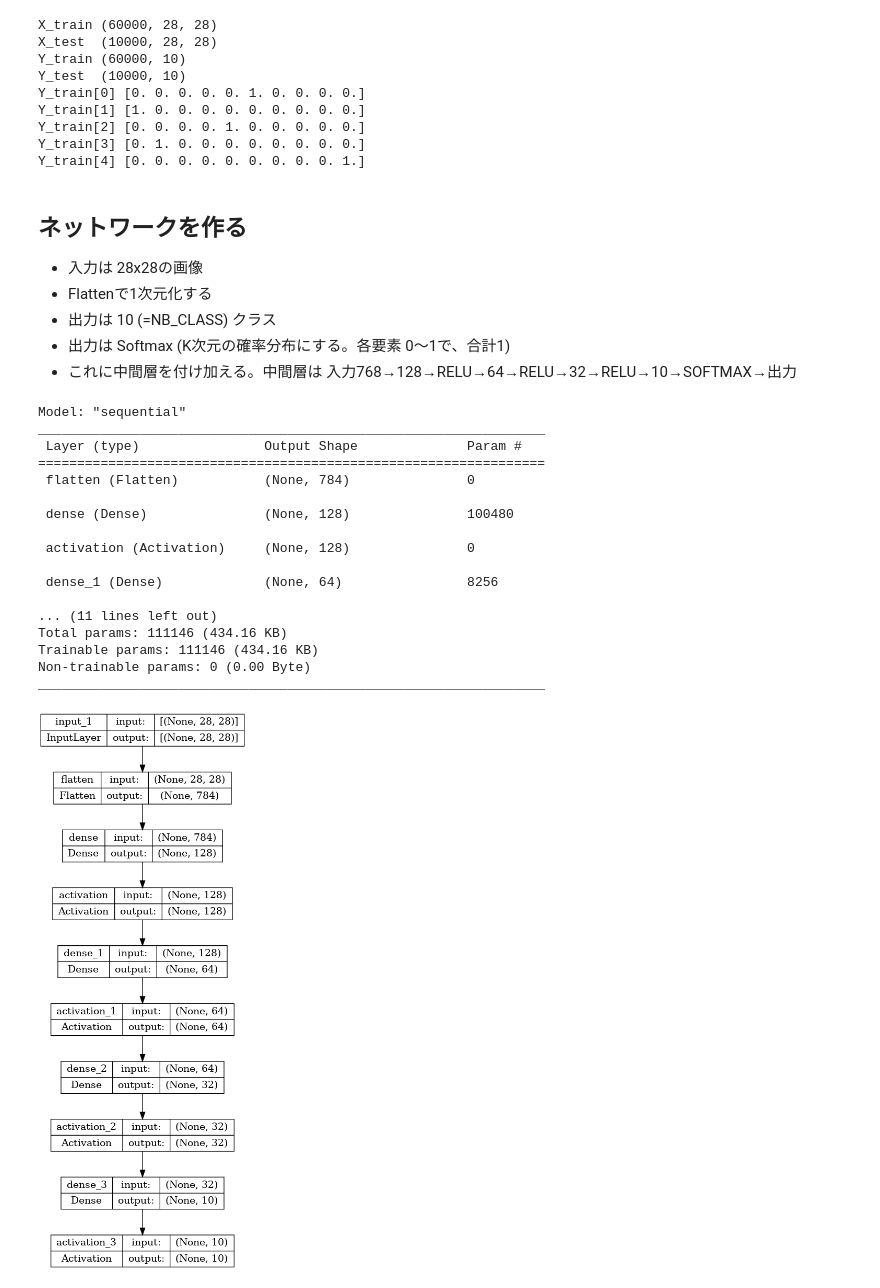
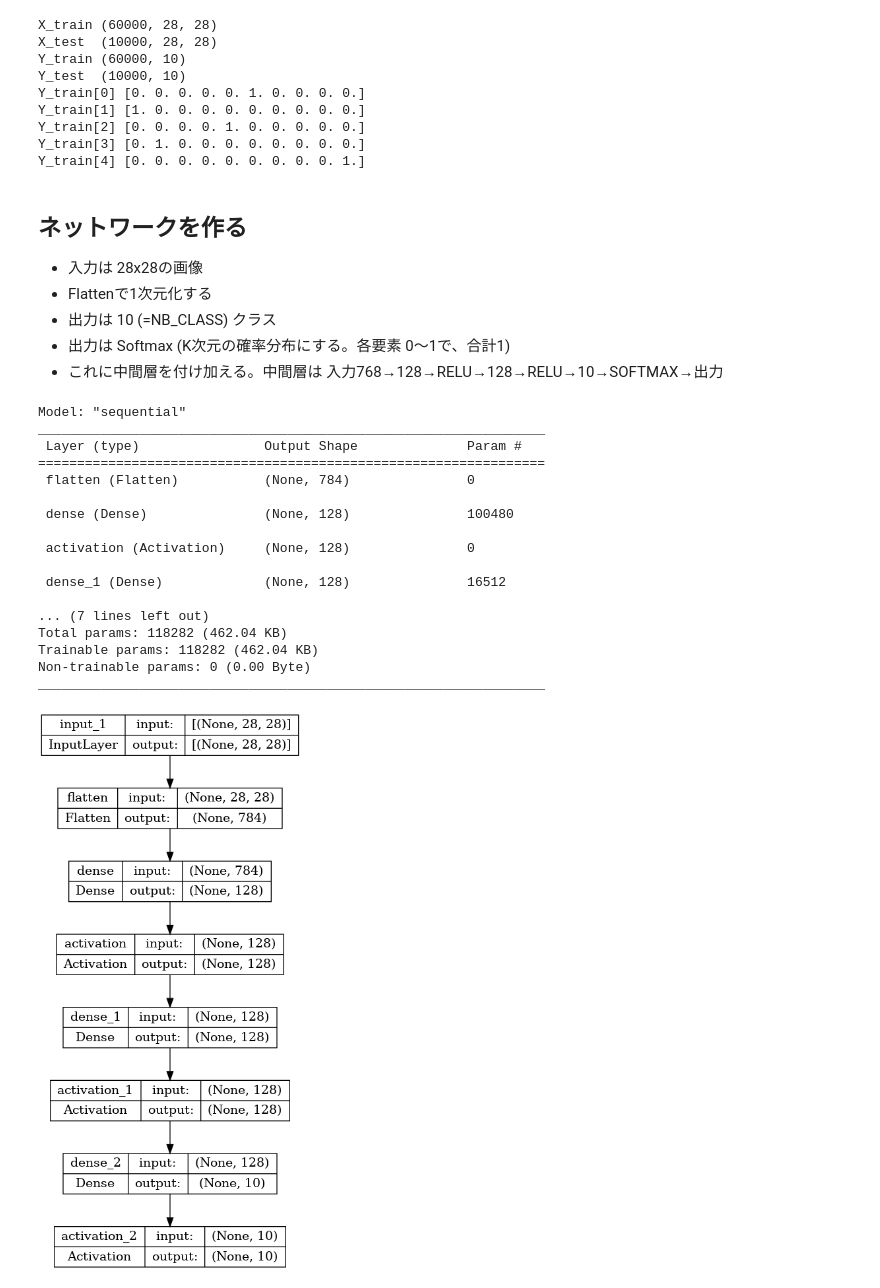
Before and after one commit to kagyuu/KerasExam, a Jupyter notebook: notes/MNIST-2-HIDDEN_LAYER.ipynb, the cells around one changed output. Saved outputs shown, nothing was run; the diff lists cells and outputs as text; code cells hidden in the pictures.

```diff
--- a/notes/MNIST-2-HIDDEN_LAYER.ipynb
+++ b/notes/MNIST-2-HIDDEN_LAYER.ipynb
@@ -133,41 +133,39 @@ Y_train[4] [0. 0. 0. 0. 0. 0. 0. 0. 0. 1.]
 - Flattenで1次元化する
 - 出力は 10 (=NB_CLASS) クラス
 - 出力は Softmax (K次元の確率分布にする。各要素 0～1で、合計1)
-- これに中間層を付け加える。中間層は 入力768→128→RELU→64→RELU→32→RELU→10→SOFTMAX→出力
+- これに中間層を付け加える。中間層は 入力768→128→RELU→128→RELU→10→SOFTMAX→出力
 # %%
 model = Sequential()
 model.add(layers.Input(shape = (28, 28)))
 model.add(layers.Flatten())
 model.add(layers.Dense(N_HIDDEN))
 model.add(layers.Activation(activations.relu))
-model.add(layers.Dense(N_HIDDEN/2))
-model.add(layers.Activation(activations.relu))
-model.add(layers.Dense(N_HIDDEN/4))
+model.add(layers.Dense(N_HIDDEN))
 model.add(layers.Activation(activations.relu))
 model.add(layers.Dense(NB_CLASSES))
 model.add(layers.Activation(activations.softmax))
 model.summary()
 
 plot_model(model, show_shapes=True, to_file=(MODEL_LABEL + '_model.png'))
 # %% [output]
 Model: "sequential"
 _________________________________________________________________
  Layer (type)                Output Shape              Param #
 =================================================================
  flatten (Flatten)           (None, 784)               0
 
  dense (Dense)               (None, 128)               100480
 
  activation (Activation)     (None, 128)               0
 
- dense_1 (Dense)             (None, 64)                8256
+ dense_1 (Dense)             (None, 128)               16512
 
-... (11 lines left out)
-Total params: 111146 (434.16 KB)
-Trainable params: 111146 (434.16 KB)
+... (7 lines left out)
+Total params: 118282 (462.04 KB)
+Trainable params: 118282 (462.04 KB)
 Non-trainable params: 0 (0.00 Byte)
 _________________________________________________________________
-[figure, old version]
+[figure, new version]
 # %%
 model.compile(loss='categorical_crossentropy', optimizer=OPTIMIZER, metrics=['accuracy'])
 
```
Also changed, not shown: parts of 3 cells of this notebook, 7 other files.
